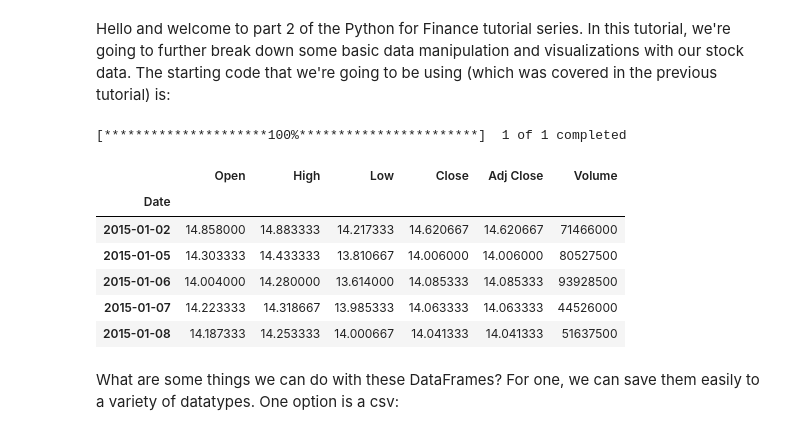
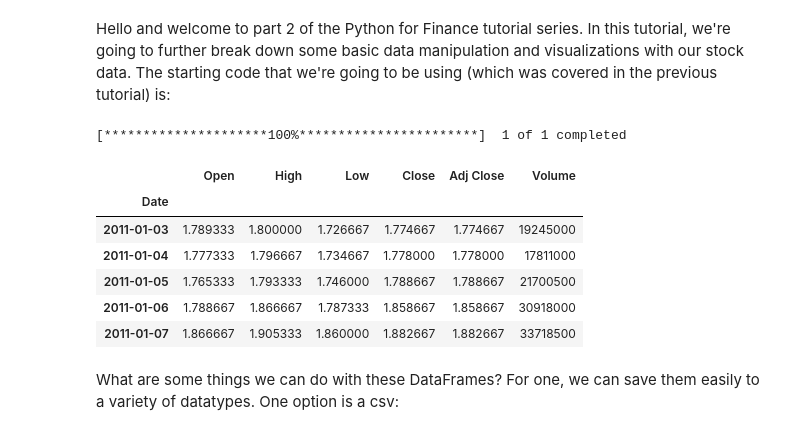
Before and after one commit to usunyu/quant-for-manna, a Jupyter notebook: tutorials/py_programming_for_finance/02_Handling_Data_and_Graphing.ipynb, the cells around one changed output. Drawn from its saved outputs; the diff is of its cells as text; code cells hidden in the pictures.

```diff
--- a/tutorials/py_programming_for_finance/02_Handling_Data_and_Graphing.ipynb
+++ b/tutorials/py_programming_for_finance/02_Handling_Data_and_Graphing.ipynb
@@ -7,26 +7,26 @@ Hello and welcome to part 2 of the Python for Finance tutorial series. In this t
 # %%
 import datetime as dt
 import matplotlib.pyplot as plt
 from matplotlib import style
 import pandas as pd
 import yfinance as yf
 
 style.use('ggplot')
 
-start = dt.datetime(2015, 1, 1)
-end = dt.datetime.now()
+start = dt.datetime(2011, 1, 1)
+end = dt.datetime(2016, 1, 1)
 df = yf.download('TSLA', start=start, end=end)
 
 df.head()
 # %% [output]
 [*********************100%***********************]  1 of 1 completed
 |  | Open | High | Low | Close | Adj Close | Volume |
 | Date |  |  |  |  |  |  |
-| 2015-01-02 | 14.858000 | 14.883333 | 14.217333 | 14.620667 | 14.620667 | 71466000 |
-| 2015-01-05 | 14.303333 | 14.433333 | 13.810667 | 14.006000 | 14.006000 | 80527500 |
-| 2015-01-06 | 14.004000 | 14.280000 | 13.614000 | 14.085333 | 14.085333 | 93928500 |
-| 2015-01-07 | 14.223333 | 14.318667 | 13.985333 | 14.063333 | 14.063333 | 44526000 |
-| 2015-01-08 | 14.187333 | 14.253333 | 14.000667 | 14.041333 | 14.041333 | 51637500 |
+| 2011-01-03 | 1.789333 | 1.800000 | 1.726667 | 1.774667 | 1.774667 | 19245000 |
+| 2011-01-04 | 1.777333 | 1.796667 | 1.734667 | 1.778000 | 1.778000 | 17811000 |
+| 2011-01-05 | 1.765333 | 1.793333 | 1.746000 | 1.788667 | 1.788667 | 21700500 |
+| 2011-01-06 | 1.788667 | 1.866667 | 1.787333 | 1.858667 | 1.858667 | 30918000 |
+| 2011-01-07 | 1.866667 | 1.905333 | 1.860000 | 1.882667 | 1.882667 | 33718500 |
 # %% [markdown]
 What are some things we can do with these DataFrames? For one, we can save them easily to a variety of datatypes. One option is a csv:
 # %%
```
Also changed, not shown: parts of 4 cells of this notebook, 1 other file.
